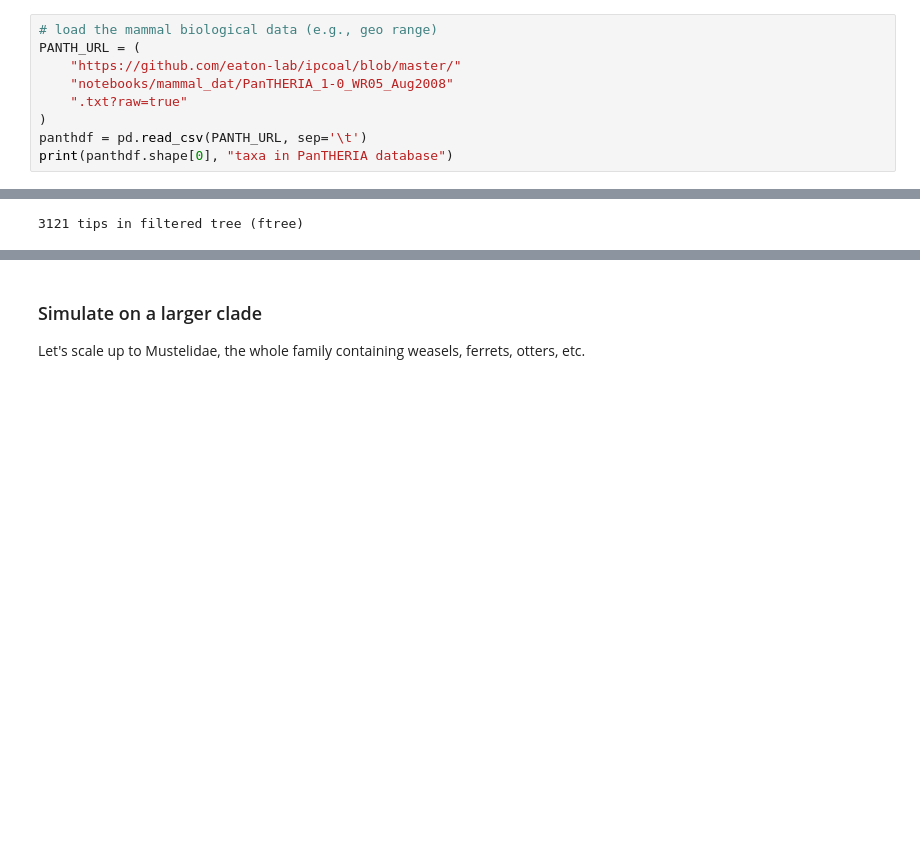
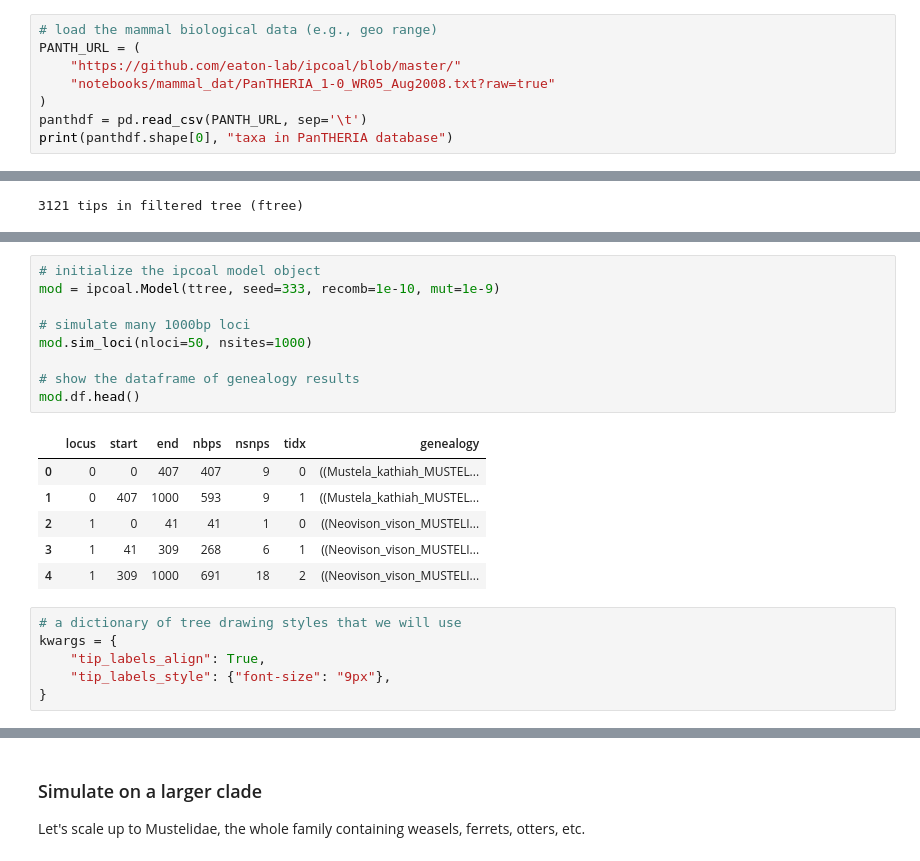
Before and after one commit to pmckenz1/ipcoal, a Jupyter notebook: docs/notebooks/Empirical-Example.ipynb, the cells around one changed output, grey strips where cells are left out. Saved outputs shown, nothing was run; the diff lists cells and outputs as text; blank space fills up the shorter version.

```diff
--- a/docs/notebooks/Empirical-Example.ipynb
+++ b/docs/notebooks/Empirical-Example.ipynb
@@ -30,8 +30,7 @@ print(tree.ntips, "tips in the Upham mammal tree")
 # load the mammal biological data (e.g., geo range)
 PANTH_URL = (
     "https://github.com/eaton-lab/ipcoal/blob/master/"
-    "notebooks/mammal_dat/PanTHERIA_1-0_WR05_Aug2008"
-    ".txt?raw=true"
+    "notebooks/mammal_dat/PanTHERIA_1-0_WR05_Aug2008.txt?raw=true"
 )
 panthdf = pd.read_csv(PANTH_URL, sep='\t')
 print(panthdf.shape[0], "taxa in PanTHERIA database")
@@ -266,0 +262,22 @@ canvas, axes, mark = toyplot.bars(
+# %%
+# initialize the ipcoal model object
+mod = ipcoal.Model(ttree, seed=333, recomb=1e-10, mut=1e-9)
+
+# simulate many 1000bp loci
+mod.sim_loci(nloci=50, nsites=1000)
+
+# show the dataframe of genealogy results
+mod.df.head()
+# %% [output]
+|  | locus | start | end | nbps | nsnps | tidx | genealogy |
+| 0 | 0 | 0 | 407 | 407 | 9 | 0 | ((Mustela_kathiah_MUSTEL... |
+| 1 | 0 | 407 | 1000 | 593 | 9 | 1 | ((Mustela_kathiah_MUSTEL... |
+| 2 | 1 | 0 | 41 | 41 | 1 | 0 | ((Neovison_vison_MUSTELI... |
+| 3 | 1 | 41 | 309 | 268 | 6 | 1 | ((Neovison_vison_MUSTELI... |
+| 4 | 1 | 309 | 1000 | 691 | 18 | 2 | ((Neovison_vison_MUSTELI... |
+# %%
+# a dictionary of tree drawing styles that we will use
+kwargs = {
+    "tip_labels_align": True,
+    "tip_labels_style": {"font-size": "9px"},
+}
```
Also changed, not shown: parts of 29 cells of this notebook.
